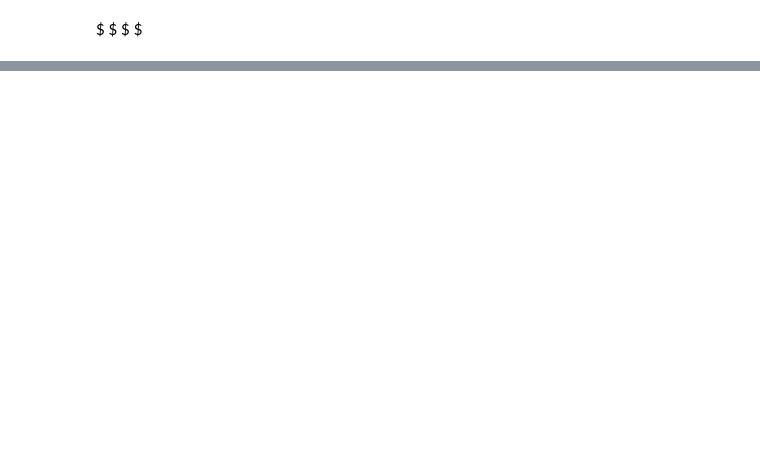
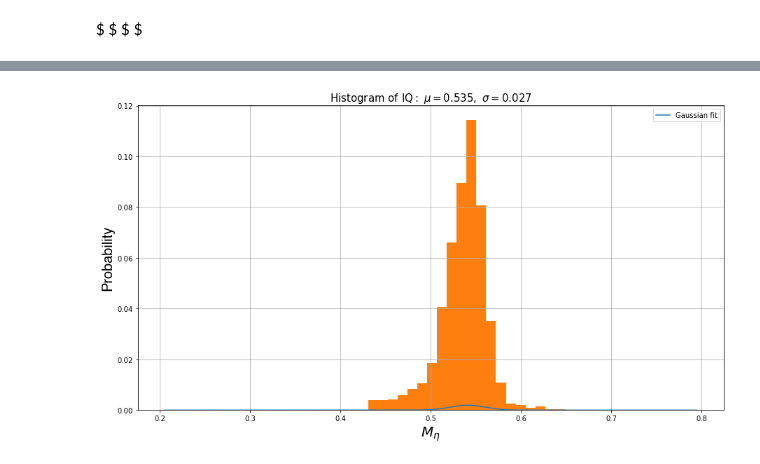
Before and after one commit to SaharGholipour/Sahar_MSc, a Jupyter notebook: mysignal_comparison.ipynb, the cells around one changed output, grey strips where cells are left out. Saved outputs shown, nothing was run; the diff lists cells and outputs as text; code cells hidden in the pictures; blank space fills up the shorter version.

```diff
--- a/mysignal_comparison.ipynb
+++ b/mysignal_comparison.ipynb
@@ -746,0 +727,7 @@ $ $
+# %%
+n = len(hist)
+x_hist = np.zeros((n), dtype=float)
+for ii in range(n):
+    x_hist[ii] = (bin_edges[ii+1]+bin_edges[ii])/2
+
+y_hist=hist
@@ -746,0 +745,21 @@ $ $
+# %%
+#Gaussian least-square fitting process
+param_optimised,param_covariance_matrix = curve_fit(gaus,x_hist,y_hist,p0=[max(y_hist),mean,sigma],maxfev=5000)
+# %%
+fig = plt.figure(figsize=(15,8))
+x_hist_2=np.linspace(np.min(x_hist),np.max(x_hist),500)
+plt.plot(x_hist_2,gaus(x_hist_2,*param_optimised),'-',label='Gaussian fit')
+plt.legend()
+
+#Normalise the histogram values
+weights = np.ones_like(x_data) / len(x_data)
+plt.hist(x_data, histtype='barstacked', bins=20, weights=weights)
+
+#setting the label,title and grid of the plot
+plt.xlabel('$M_\eta$', fontdict=form_label)
+plt.ylabel("Probability", fontdict=form_label)
+plt.title(r'$\mathrm{Histogram\ of\ IQ:}\ \mu=%.3f,\ \sigma=%.3f$' %(mean, sigma), fontdict=form_title)
+plt.grid("on")
+plt.show()
+# %% [output]
+[figure, added]
```
Also changed, not shown: parts of 62 cells of this notebook.
